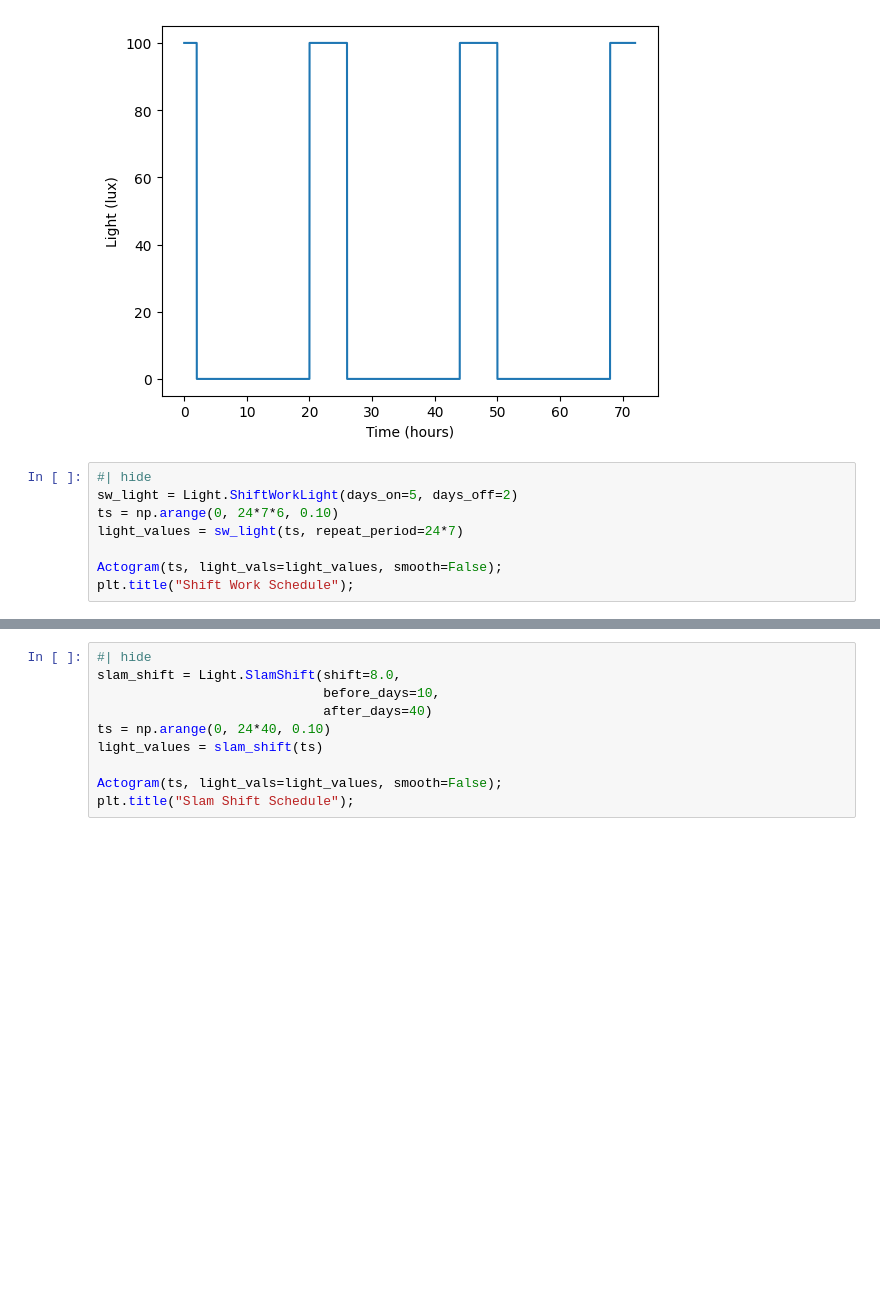
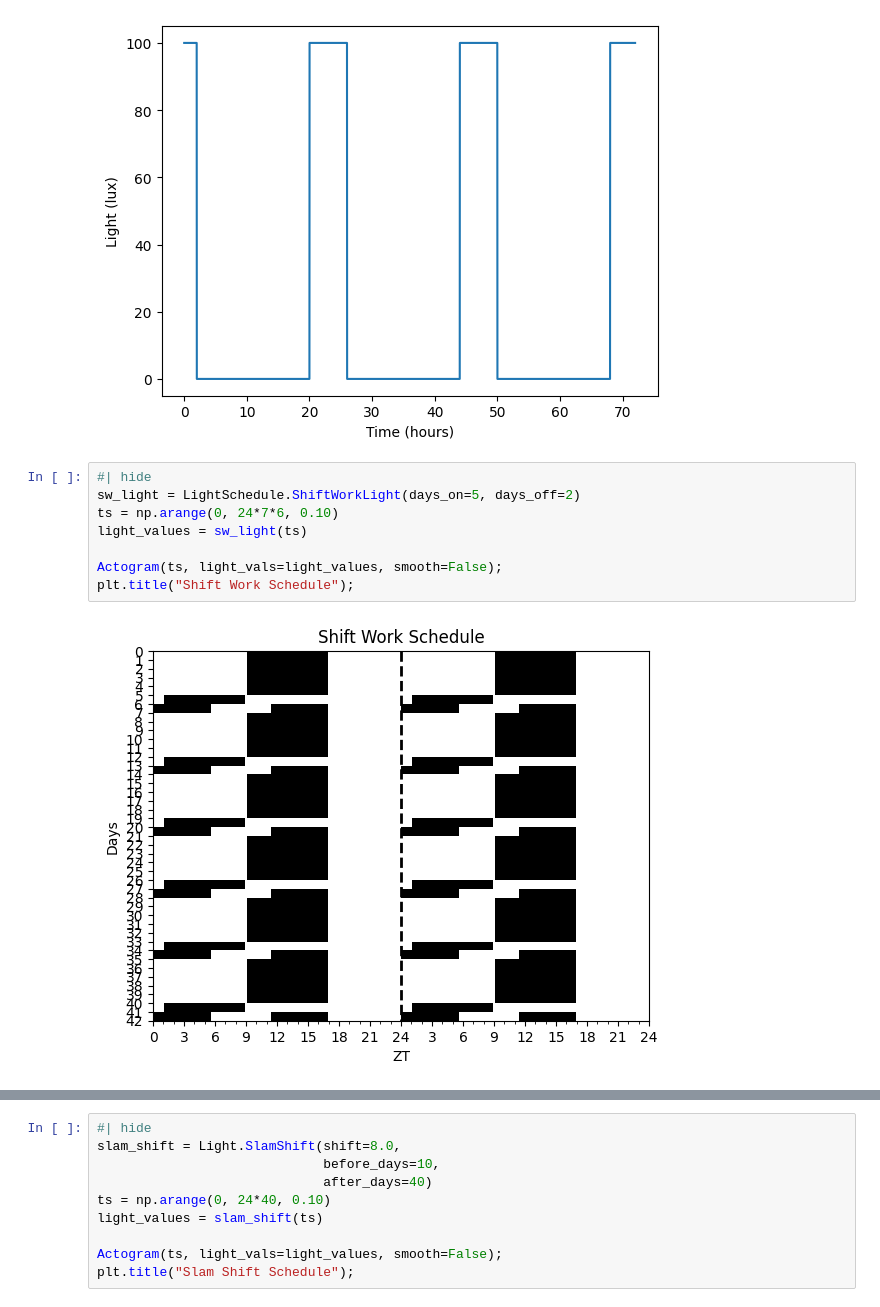
Before and after one commit to Arcascope/circadian, a Jupyter notebook: nbs/01_lights.ipynb, the cells around one changed output, grey strips where cells are left out. Saved outputs shown, nothing was run; the diff lists cells and outputs as text; blank space fills up the shorter version.

Commit message:
Implementation of typical schedules

```diff
--- a/nbs/01_lights.ipynb
+++ b/nbs/01_lights.ipynb
@@ -893,9 +1015,11 @@ ax.set_ylabel('Light (lux)');
 [figure]
 # %%
 #| hide
-sw_light = Light.ShiftWorkLight(days_on=5, days_off=2)
+sw_light = LightSchedule.ShiftWorkLight(days_on=5, days_off=2)
 ts = np.arange(0, 24*7*6, 0.10)
-light_values = sw_light(ts, repeat_period=24*7)
+light_values = sw_light(ts)
 
 Actogram(ts, light_vals=light_values, smooth=False);
 plt.title("Shift Work Schedule");
+# %% [output]
+[figure, added]
```
Also changed, not shown: parts of 8 cells of this notebook.
